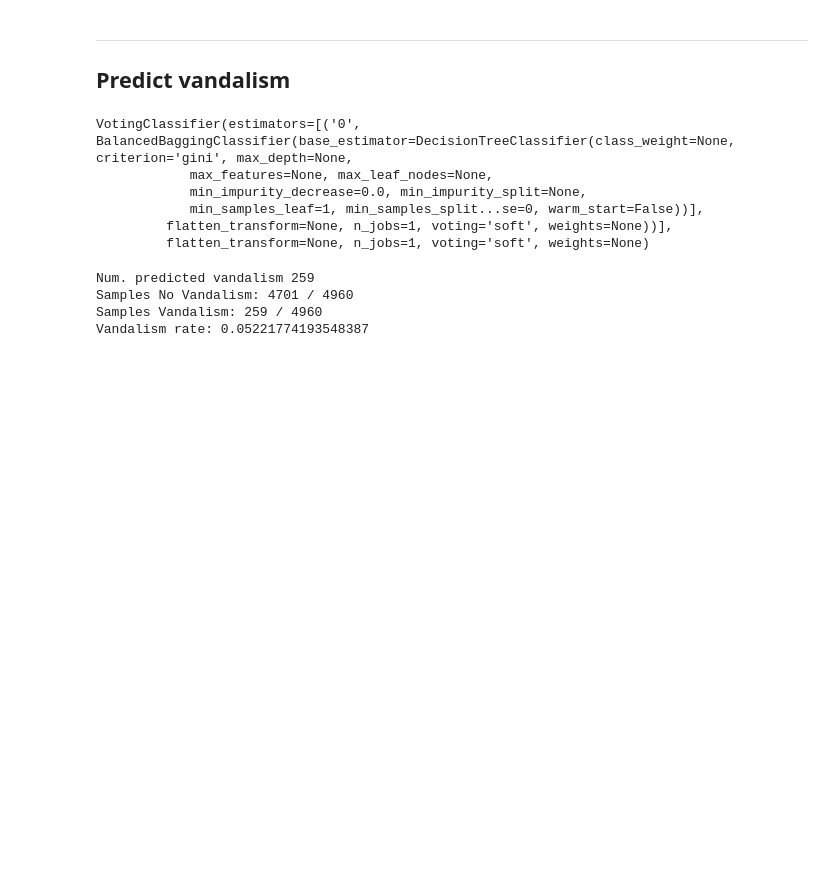
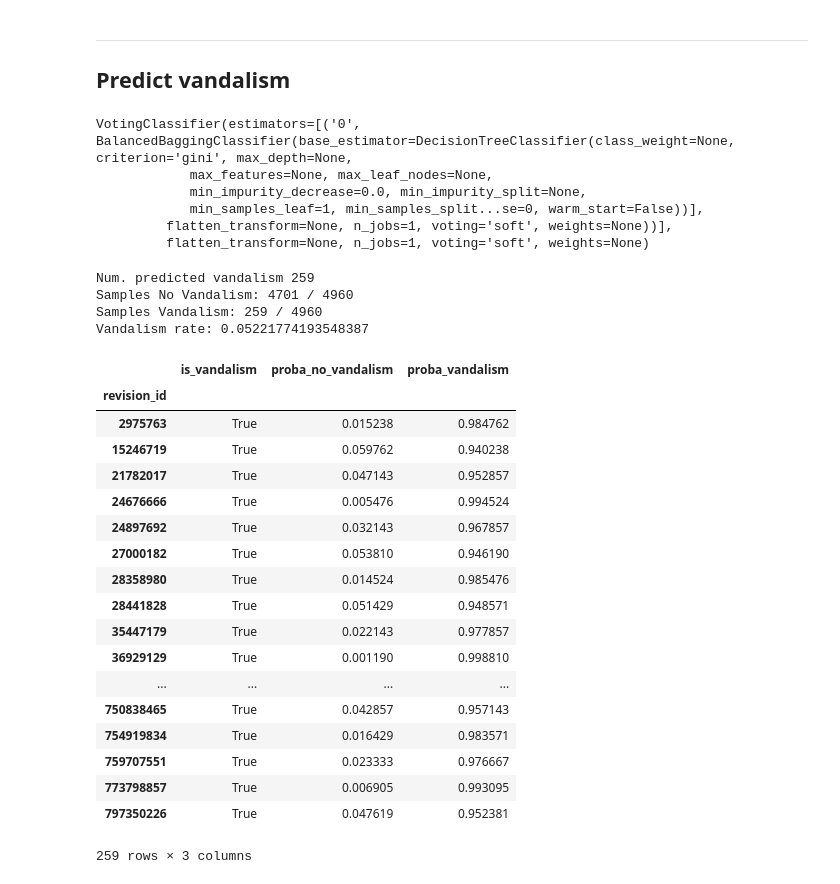
Before and after one commit to HPI-Information-Systems/wikipediatablevandalism, a Jupyter notebook: vandalism-classifier/stacked_single_label_classifier_corpus_evaluation.ipynb, the cells around one changed output. Saved outputs shown, nothing was run; the diff lists cells and outputs as text; code cells hidden in the pictures; blank space fills up the shorter version.

```diff
--- a/vandalism-classifier/stacked_single_label_classifier_corpus_evaluation.ipynb
+++ b/vandalism-classifier/stacked_single_label_classifier_corpus_evaluation.ipynb
@@ -175,3 +174,25 @@ Num. predicted vandalism 259
 Samples No Vandalism: 4701 / 4960
 Samples Vandalism: 259 / 4960
 Vandalism rate: 0.05221774193548387
+# %%
+y_vandalism
+# %% [output]
+|  | is_vandalism | proba_no_vandalism | proba_vandalism |
+| revision_id |  |  |  |
+| 2975763 | True | 0.015238 | 0.984762 |
+| 15246719 | True | 0.059762 | 0.940238 |
+| 21782017 | True | 0.047143 | 0.952857 |
+| 24676666 | True | 0.005476 | 0.994524 |
+| 24897692 | True | 0.032143 | 0.967857 |
+| 27000182 | True | 0.053810 | 0.946190 |
+| 28358980 | True | 0.014524 | 0.985476 |
+| 28441828 | True | 0.051429 | 0.948571 |
+| 35447179 | True | 0.022143 | 0.977857 |
+| 36929129 | True | 0.001190 | 0.998810 |
+| ... | ... | ... | ... |
+| 750838465 | True | 0.042857 | 0.957143 |
+| 754919834 | True | 0.016429 | 0.983571 |
+| 759707551 | True | 0.023333 | 0.976667 |
+| 773798857 | True | 0.006905 | 0.993095 |
+| 797350226 | True | 0.047619 | 0.952381 |
+259 rows × 3 columns
```
Also changed, not shown: parts of 1 cell of this notebook.
